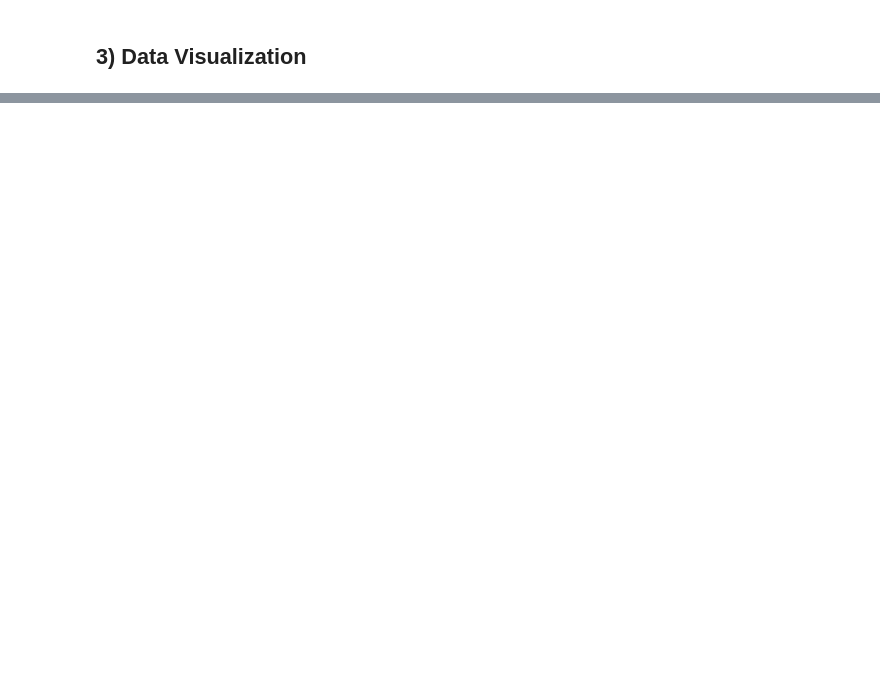
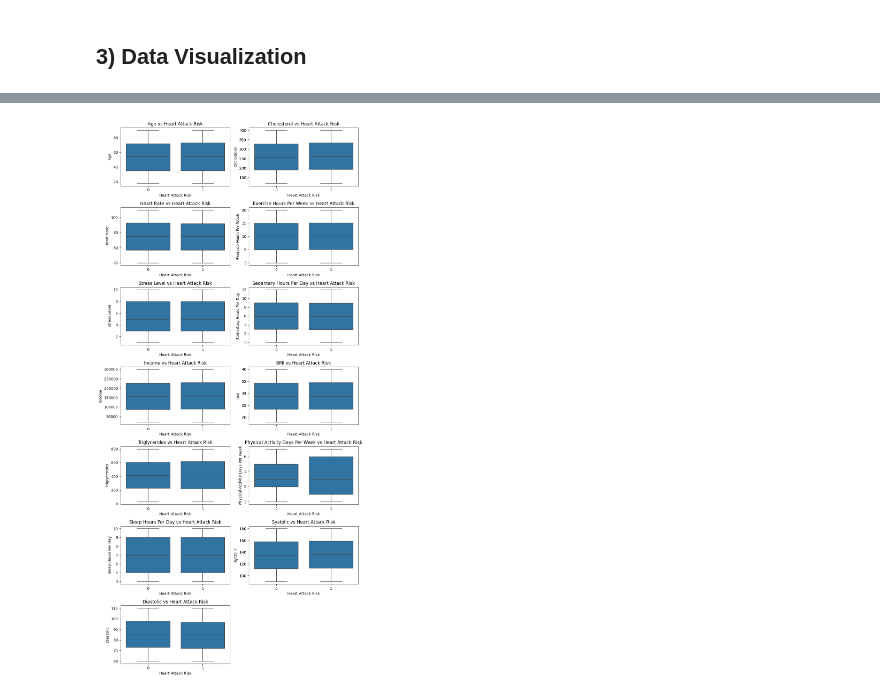
Before and after one commit to taimoorbinnasir/Heart-Attack-Risk-Prediction, a Jupyter notebook: group10_main.ipynb, the cells around one changed output, grey strips where cells are left out. Saved outputs shown, nothing was run; the diff lists cells and outputs as text; code cells hidden in the pictures; blank space fills up the shorter version.

```diff
--- a/group10_main.ipynb
+++ b/group10_main.ipynb
@@ -517,0 +277,20 @@ Sklearn Neural Network Accuracy: 0.5350827153451226
+# %%
+n_features = len(numerical_features)
+n_cols = 2
+n_rows = math.ceil(n_features / n_cols)
+
+fig, axes = plt.subplots(n_rows, n_cols, figsize=(10, 3 * n_rows))
+axes = axes.flatten()
+
+for idx, feature in enumerate(numerical_features):
+    sns.boxplot(x='Heart Attack Risk', y=feature, data=df, ax=axes[idx])
+    axes[idx].set_title(f'{feature} vs Heart Attack Risk')
+
+# If there are any empty subplots (e.g., odd number of features), turn them off
+for idx in range(len(numerical_features), len(axes)):
+    fig.delaxes(axes[idx])
+
+plt.tight_layout()
+plt.show()
+# %% [output]
+[figure, added]
```
Also changed, not shown: parts of 83 cells of this notebook, 1 other file.
